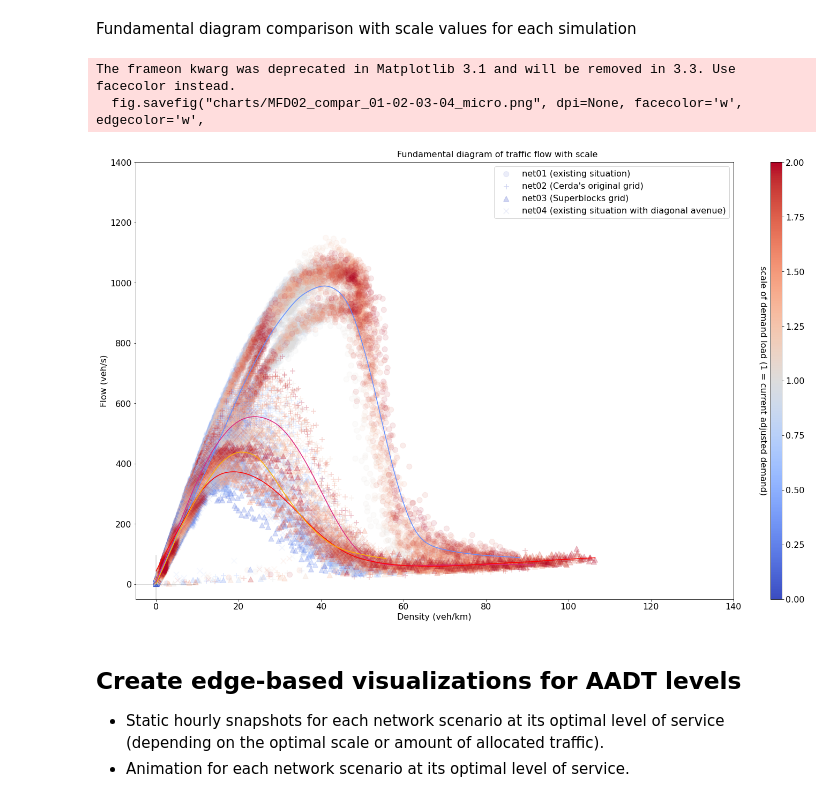
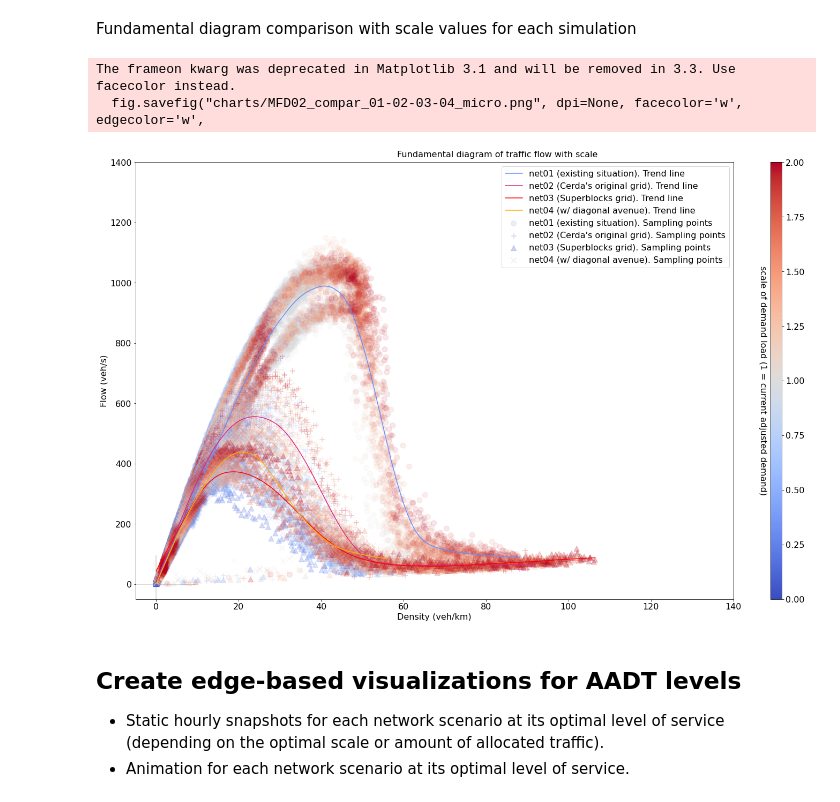
Before and after one commit to Reivajar/A-BCN-Paradox, a Jupyter notebook: code/simulations/results_processing.ipynb, the cells around one changed output. Saved outputs shown, nothing was run; the diff lists cells and outputs as text; code cells hidden in the pictures.

Commit message:
update charts

```diff
--- a/code/simulations/results_processing.ipynb
+++ b/code/simulations/results_processing.ipynb
@@ -317,39 +317,39 @@ fig, ax = plt.subplots(nrows=1, ncols=1, figsize=(25,15), sharex=True,
 color_002 = cm.get_cmap('coolwarm')
 
 fig.suptitle('Fundamental diagram of traffic flow with scale', fontsize=16, y=0.9)
 
 ax.scatter(df_tdf_002.density, df_tdf_002['flow'], marker='o', s=100, alpha=0.1, color=color_002(df_tdf_002.scale/2), label="net01 (existing situation). Sampling points")
 ax.scatter(df_tdf_032.density, df_tdf_032['flow'], marker='+', s=100, alpha=0.25, color=color_002(df_tdf_032.scale/2), label="net02 (Cerda's original grid). Sampling points")
 ax.scatter(df_tdf_052.density, df_tdf_052['flow'], marker='^', s=100, alpha=0.25, color=color_002(df_tdf_052.scale/2), label="net03 (Superblocks grid). Sampling points")
-ax.scatter(df_tdf_102.density, df_tdf_102['flow'], marker='x', s=100, alpha=0.1, color=color_002(df_tdf_102.scale/2), label="net04 (existing situation with diagonal avenue). Sampling points")
+ax.scatter(df_tdf_102.density, df_tdf_102['flow'], marker='x', s=100, alpha=0.1, color=color_002(df_tdf_102.scale/2), label="net04 (w/ diagonal avenue). Sampling points")
 
 ax.plot(estimate_critical_metrics(df_tdf_002)[3], estimate_critical_metrics(df_tdf_002)[4], color=col[0], label="net01 (existing situation). Trend line")
-ax.plot(estimate_critical_metrics(df_tdf_032)[3], estimate_critical_metrics(df_tdf_032)[4], color=col[1], label="net02 (Cerda's original grid). Sampling points")
-ax.plot(estimate_critical_metrics(df_tdf_052)[3], estimate_critical_metrics(df_tdf_052)[4], color=col[2])
-ax.plot(estimate_critical_metrics(df_tdf_102)[3], estimate_critical_metrics(df_tdf_102)[4], color=col[3])
+ax.plot(estimate_critical_metrics(df_tdf_032)[3], estimate_critical_metrics(df_tdf_032)[4], color=col[1], label="net02 (Cerda's original grid). Trend line")
+ax.plot(estimate_critical_metrics(df_tdf_052)[3], estimate_critical_metrics(df_tdf_052)[4], color=col[2], label="net03 (Superblocks grid). Trend line")
+ax.plot(estimate_critical_metrics(df_tdf_102)[3], estimate_critical_metrics(df_tdf_102)[4], color=col[3], label="net04 (w/ diagonal avenue). Trend line")
 
 ax.set_ylabel('Flow (veh/s)')
 ax.set_xlabel('Density (veh/km)')
 ax.legend(loc="upper right")
 ax.set_xlim(-5,140)
 ax.set_ylim(-50,1400)
 ax.axhline(y=0, xmin=-0.05, xmax=0.1, color=(0.25, 0.25, 0.25, 0.25))
 ax.axvline(x=0, ymin=-0.05, ymax=0.1, color=(0.25, 0.25, 0.25, 0.25))
 
 cNorm  = colors.Normalize(vmin=0, vmax=2)
 scalarMap = cm.ScalarMappable(norm=cNorm, cmap=color_002)
 scalarMap.set_array([])
 cbar = fig.colorbar(scalarMap,ax=ax, aspect=40)
 cbar.set_label('scale of demand load (1 = current adjusted demand)', rotation=270,  labelpad=-70)
 
 fig.savefig("charts/MFD02_compar_01-02-03-04_micro.png", dpi=None, facecolor='w', edgecolor='w',
         orientation='portrait', papertype=None, format=None,
-        transparent=True, bbox_inches=None, pad_inches=0.1,
+        transparent=True, bbox_inches=None, pad_inches=0,
         frameon=None, metadata=None)
 # %% [output]
 The frameon kwarg was deprecated in Matplotlib 3.1 and will be removed in 3.3. Use facecolor instead.
   fig.savefig("charts/MFD02_compar_01-02-03-04_micro.png", dpi=None, facecolor='w', edgecolor='w',
-[figure, old version]
+[figure, new version]
 # %% [markdown]
 ## Create edge-based visualizations for AADT levels
 * Static hourly snapshots for each network scenario at its optimal level of service (depending on the optimal scale or amount of allocated traffic).
```
Also changed, not shown: parts of 1 cell of this notebook, 2 other files.
